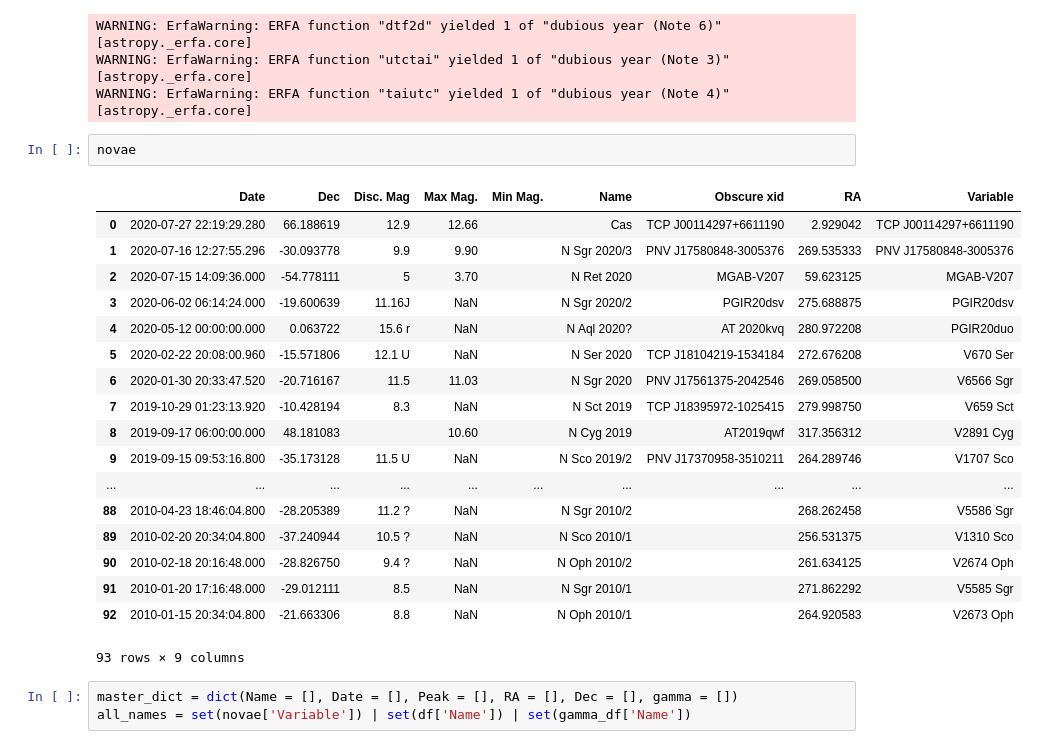
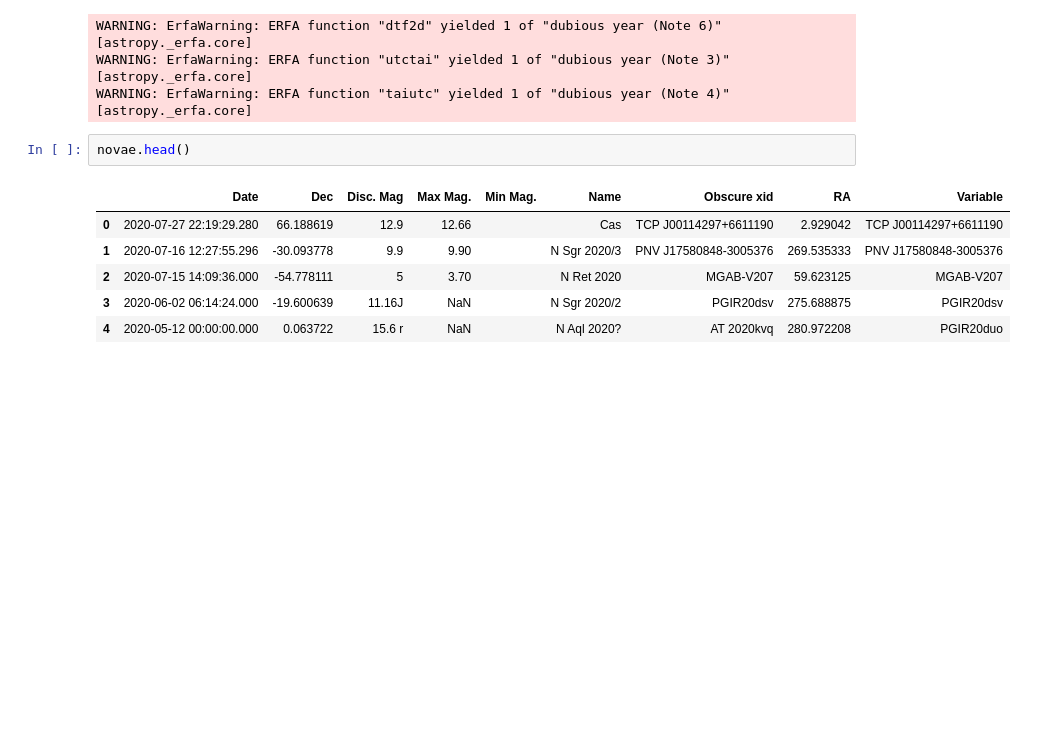
Before and after one commit to apizzuto/Novae, a Jupyter notebook: python3/notebooks/ReadNovaList.ipynb, the cells around one changed output. Drawn from its saved outputs; the diff is of its cells as text; blank space fills up the shorter version.

```diff
--- a/python3/notebooks/ReadNovaList.ipynb
+++ b/python3/notebooks/ReadNovaList.ipynb
@@ -155,26 +132,11 @@ WARNING: ErfaWarning: ERFA function "dtf2d" yielded 1 of "dubious year (Note 6)"
 WARNING: ErfaWarning: ERFA function "utctai" yielded 1 of "dubious year (Note 3)" [astropy._erfa.core]
 WARNING: ErfaWarning: ERFA function "taiutc" yielded 1 of "dubious year (Note 4)" [astropy._erfa.core]
 # %%
-novae
+novae.head()
 # %% [output]
 |  | Date | Dec | Disc. Mag | Max Mag. | Min Mag. | Name | Obscure xid | RA | Variable |
 | 0 | 2020-07-27 22:19:29.280 | 66.188619 | 12.9 | 12.66 |  | Cas | TCP J00114297+6611190 | 2.929042 | TCP J00114297+6611190 |
 | 1 | 2020-07-16 12:27:55.296 | -30.093778 | 9.9 | 9.90 |  | N Sgr 2020/3 | PNV J17580848-3005376 | 269.535333 | PNV J17580848-3005376 |
 | 2 | 2020-07-15 14:09:36.000 | -54.778111 | 5 | 3.70 |  | N Ret 2020 | MGAB-V207 | 59.623125 | MGAB-V207 |
 | 3 | 2020-06-02 06:14:24.000 | -19.600639 | 11.16J | NaN |  | N Sgr 2020/2 | PGIR20dsv | 275.688875 | PGIR20dsv |
 | 4 | 2020-05-12 00:00:00.000 | 0.063722 | 15.6 r | NaN |  | N Aql 2020? | AT 2020kvq | 280.972208 | PGIR20duo |
-| 5 | 2020-02-22 20:08:00.960 | -15.571806 | 12.1 U | NaN |  | N Ser 2020 | TCP J18104219-1534184 | 272.676208 | V670 Ser |
-| 6 | 2020-01-30 20:33:47.520 | -20.716167 | 11.5 | 11.03 |  | N Sgr 2020 | PNV J17561375-2042546 | 269.058500 | V6566 Sgr |
-| 7 | 2019-10-29 01:23:13.920 | -10.428194 | 8.3 | NaN |  | N Sct 2019 | TCP J18395972-1025415 | 279.998750 | V659 Sct |
-| 8 | 2019-09-17 06:00:00.000 | 48.181083 |  | 10.60 |  | N Cyg 2019 | AT2019qwf | 317.356312 | V2891 Cyg |
-| 9 | 2019-09-15 09:53:16.800 | -35.173128 | 11.5 U | NaN |  | N Sco 2019/2 | PNV J17370958-3510211 | 264.289746 | V1707 Sco |
-| ... | ... | ... | ... | ... | ... | ... | ... | ... | ... |
-| 88 | 2010-04-23 18:46:04.800 | -28.205389 | 11.2 ? | NaN |  | N Sgr 2010/2 |  | 268.262458 | V5586 Sgr |
-| 89 | 2010-02-20 20:34:04.800 | -37.240944 | 10.5 ? | NaN |  | N Sco 2010/1 |  | 256.531375 | V1310 Sco |
-| 90 | 2010-02-18 20:16:48.000 | -28.826750 | 9.4 ? | NaN |  | N Oph 2010/2 |  | 261.634125 | V2674 Oph |
-| 91 | 2010-01-20 17:16:48.000 | -29.012111 | 8.5 | NaN |  | N Sgr 2010/1 |  | 271.862292 | V5585 Sgr |
-| 92 | 2010-01-15 20:34:04.800 | -21.663306 | 8.8 | NaN |  | N Oph 2010/1 |  | 264.920583 | V2673 Oph |
-93 rows × 9 columns
-# %%
-master_dict = dict(Name = [], Date = [], Peak = [], RA = [], Dec = [], gamma = [])
-all_names = set(novae['Variable']) | set(df['Name']) | set(gamma_df['Name'])
```
Also changed, not shown: parts of 17 cells of this notebook, 1 other file.
